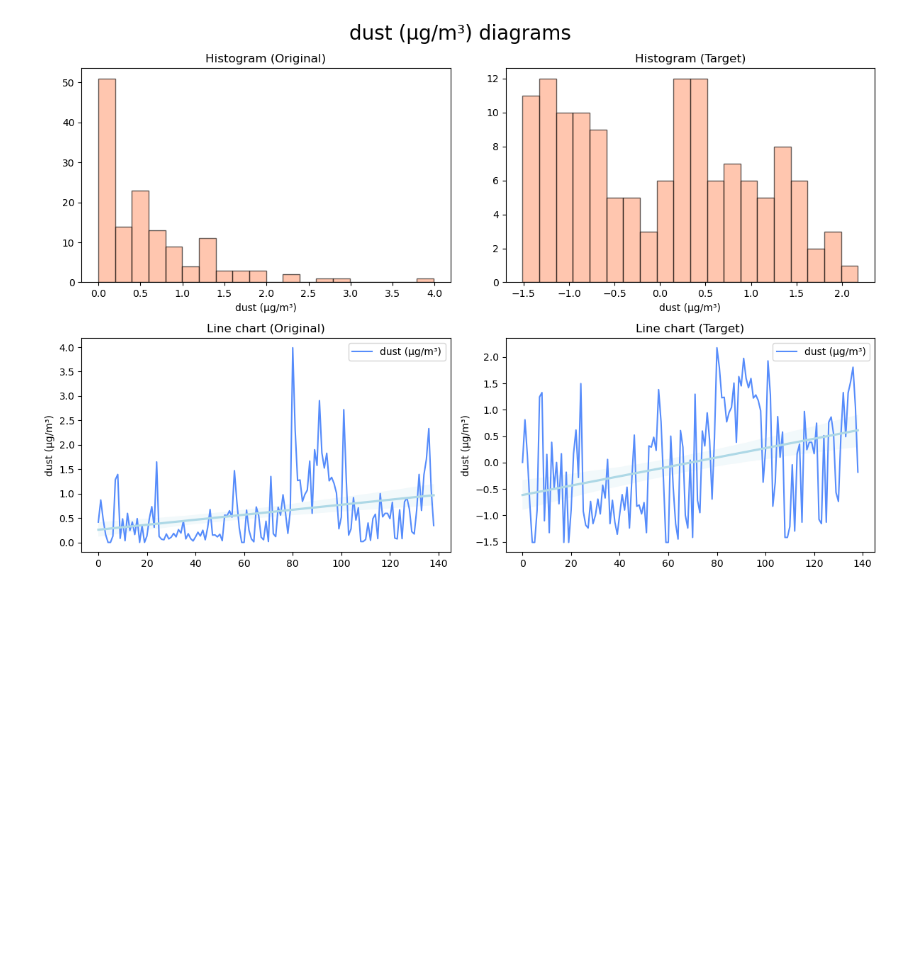
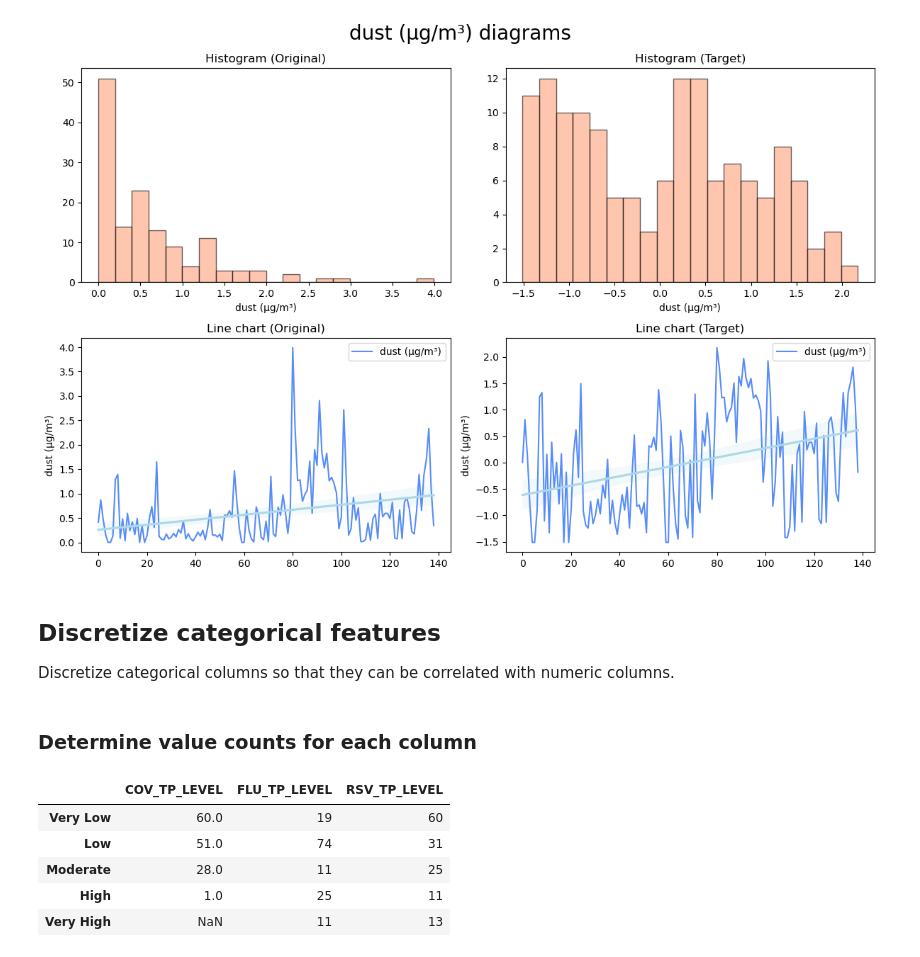
Before and after one commit to ianbunag/cmpe-255-data-mining-project, a Jupyter notebook: 04-01-data-preparation.ipynb, the cells around one changed output. Cells and saved outputs as stored; diff of their text form; code cells hidden in the pictures; blank space fills up the shorter version.

```diff
--- a/04-01-data-preparation.ipynb
+++ b/04-01-data-preparation.ipynb
@@ -102,3 +102,25 @@ compare_distributions(
 [figure]
 [figure]
 [figure]
+# %% [markdown]
+## Discretize categorical features
+
+Discretize categorical columns so that they can be correlated with numeric columns.
+# %% [markdown]
+### Determine value counts for each column
+# %%
+value_counts = pd.concat([
+    rv[keys['COV_TP_LEVEL']].value_counts(),
+    rv[keys['FLU_TP_LEVEL']].value_counts(),
+    rv[keys['RSV_TP_LEVEL']].value_counts(),
+], axis=1)
+value_counts.columns = [keys['COV_TP_LEVEL'], keys['FLU_TP_LEVEL'], keys['RSV_TP_LEVEL']]
+
+value_counts
+# %% [output]
+|  | COV_TP_LEVEL | FLU_TP_LEVEL | RSV_TP_LEVEL |
+| Very Low | 60.0 | 19 | 60 |
+| Low | 51.0 | 74 | 31 |
+| Moderate | 28.0 | 11 | 25 |
+| High | 1.0 | 25 | 11 |
+| Very High | NaN | 11 | 13 |
```
Also changed, not shown: parts of 2 cells of this notebook.
